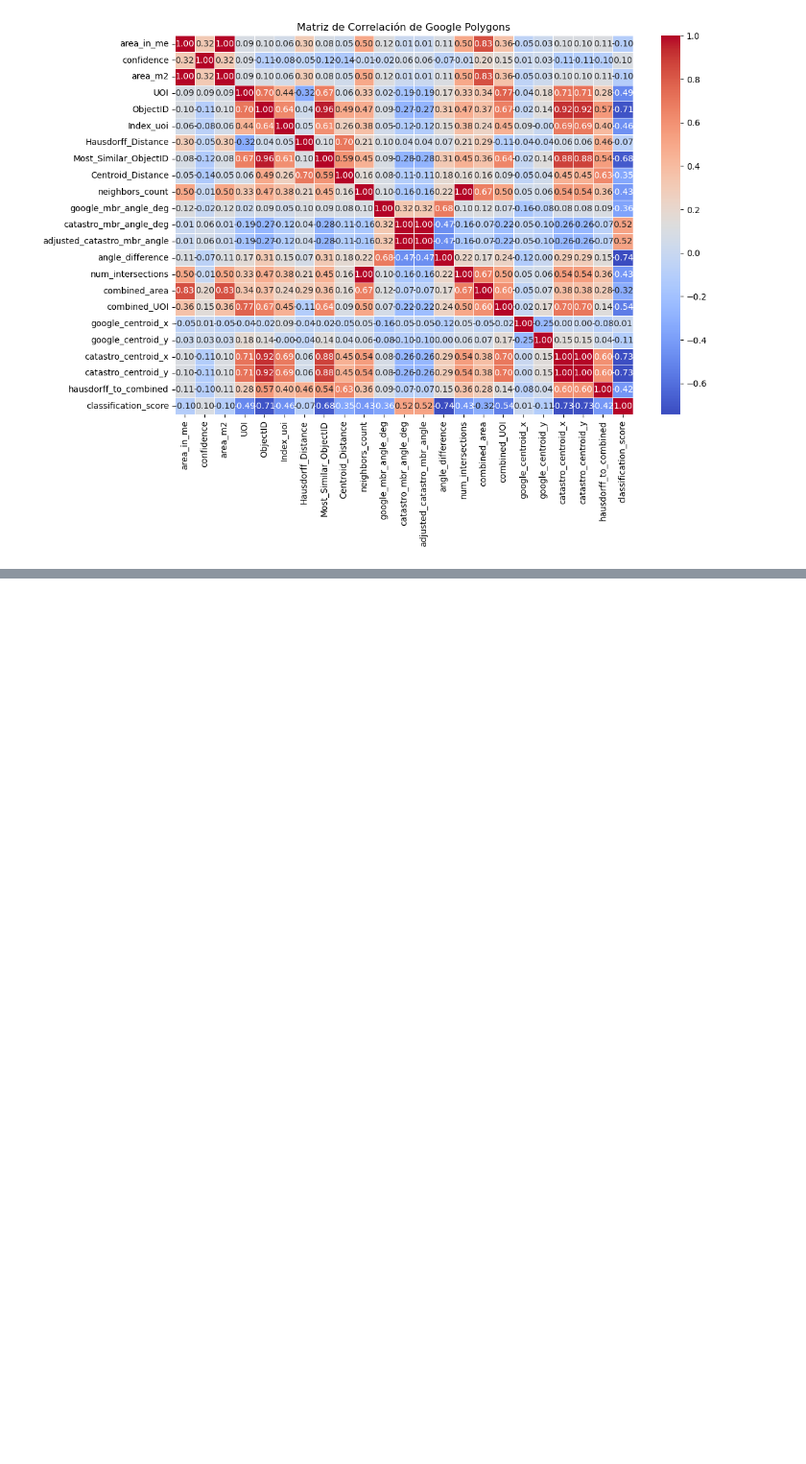
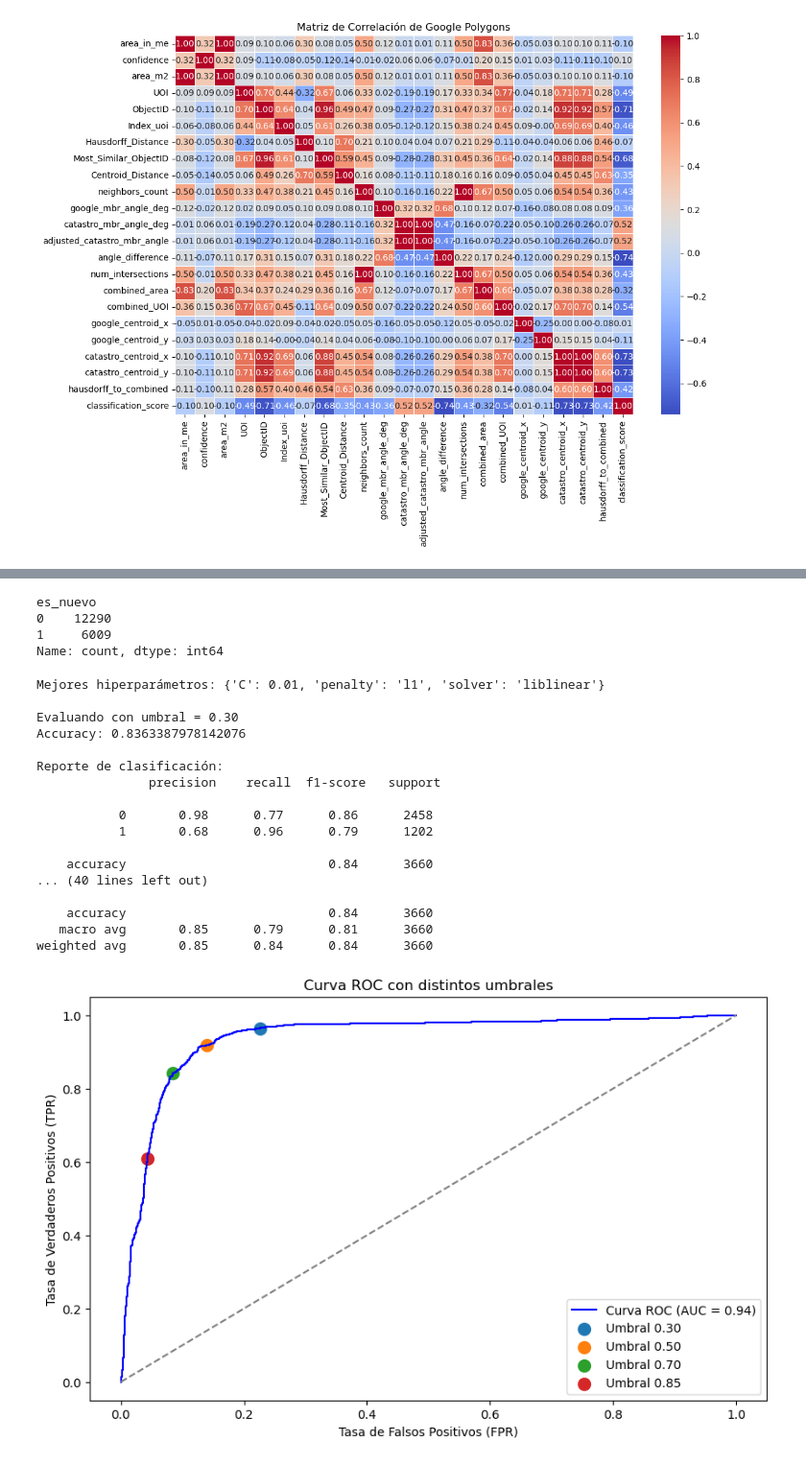
Before and after one commit to AndresER23/polygon-difference-classifier, a Jupyter notebook: parcial_#1_AndresEscobar.ipynb, the cells around one changed output, grey strips where cells are left out. Shown: that part at 96% size. Cells and saved outputs as stored; diff of their text form; code cells hidden in the pictures; blank space fills up the shorter version.

```diff
--- a/parcial_#1_AndresEscobar.ipynb
+++ b/parcial_#1_AndresEscobar.ipynb
@@ -631,0 +196,72 @@ See the caveats in the documentation: https://pandas.pydata.org/pandas-docs/stab
+# %%
+gdf_google["es_nuevo"] = ((gdf_google["classification_score"] > -600) & (gdf_google["UOI"] < 0.2) & (gdf_google["confidence"] > 0.70) ).astype(int)
+gdf_google[gdf_google["es_nuevo"] == 1].to_parquet("./nuevos_poligonos.parquet")
+gdf_google[gdf_google['es_nuevo'] == 1].to_file("nuevos_poligonos_geo.geojson", driver="GeoJSON", encoding="utf-8")
+
+print(gdf_google["es_nuevo"].value_counts())
+# %% [output]
+es_nuevo
+0    12290
+1     6009
+Name: count, dtype: int64
+# %%
+def evaluar_umbral(y_test, y_prob, thresholds):
+    """
+    Evalúa el modelo con diferentes umbrales y grafica la curva ROC.
+    """
+    plt.figure(figsize=(10, 6))
+    fpr, tpr, _ = roc_curve(y_test, y_prob)
+    roc_auc = auc(fpr, tpr)
+    plt.plot(fpr, tpr, color="blue", label=f"Curva ROC (AUC = {roc_auc:.2f})")
+    plt.plot([0, 1], [0, 1], color="gray", linestyle="--")
+
+    for threshold in thresholds:
+        y_pred_threshold = (y_prob >= threshold).astype(int)
+        print(f"\nEvaluando con umbral = {threshold:.2f}")
+        print("Accuracy:", accuracy_score(y_test, y_pred_threshold))
+        print("\nReporte de clasificación:\n", classification_report(y_test, y_pred_threshold))
+        closest_index = np.argmin(np.abs(_ - threshold))
+        plt.scatter(fpr[closest_index], tpr[closest_index], marker="o", s=100, label=f"Umbral {threshold:.2f}")
+
+    plt.xlabel("Tasa de Falsos Positivos (FPR)")
+    plt.ylabel("Tasa de Verdaderos Positivos (TPR)")
+    plt.title("Curva ROC con distintos umbrales")
+    plt.legend()
+    plt.show()
+
+# Variables predictoras y objetivo
+features = ["Centroid_Distance", "neighbors_count", "angle_difference", "combined_UOI" ]
+target = "es_nuevo"
+
+# Cargar y procesar datos
+X, y = cargar_datos(gdf_google, features, target)
+X_train, X_test, y_train, y_test = dividir_datos(X, y)
+X_train_scaled, X_test_scaled, scaler = escalar_datos(X_train, X_test)
+
+# Entrenar y optimizar modelo
+best_model = optimizar_hiperparametros_logistica(X_train_scaled, y_train)
+
+# Obtener probabilidades de predicción
+y_prob = best_model.predict_proba(X_test_scaled)[:, 1]
+
+# Evaluar diferentes umbrales
+evaluar_umbral(y_test, y_prob, [0.3, 0.5, 0.7, 0.85])
+# %% [output]
+Mejores hiperparámetros: {'C': 0.01, 'penalty': 'l1', 'solver': 'liblinear'}
+
+Evaluando con umbral = 0.30
+Accuracy: 0.8363387978142076
+
+Reporte de clasificación:
+               precision    recall  f1-score   support
+
+           0       0.98      0.77      0.86      2458
+           1       0.68      0.96      0.79      1202
+
+    accuracy                           0.84      3660
+... (40 lines left out)
+
+    accuracy                           0.84      3660
+   macro avg       0.85      0.79      0.81      3660
+weighted avg       0.85      0.84      0.84      3660
+[figure, added]
```
Also changed, not shown: parts of 16 cells of this notebook, 13 other files.
